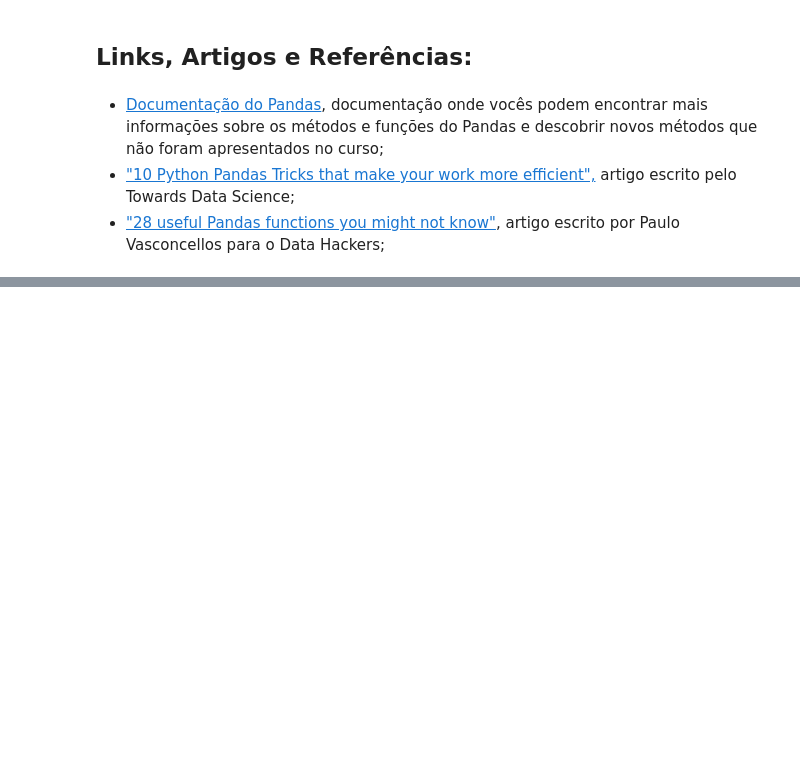
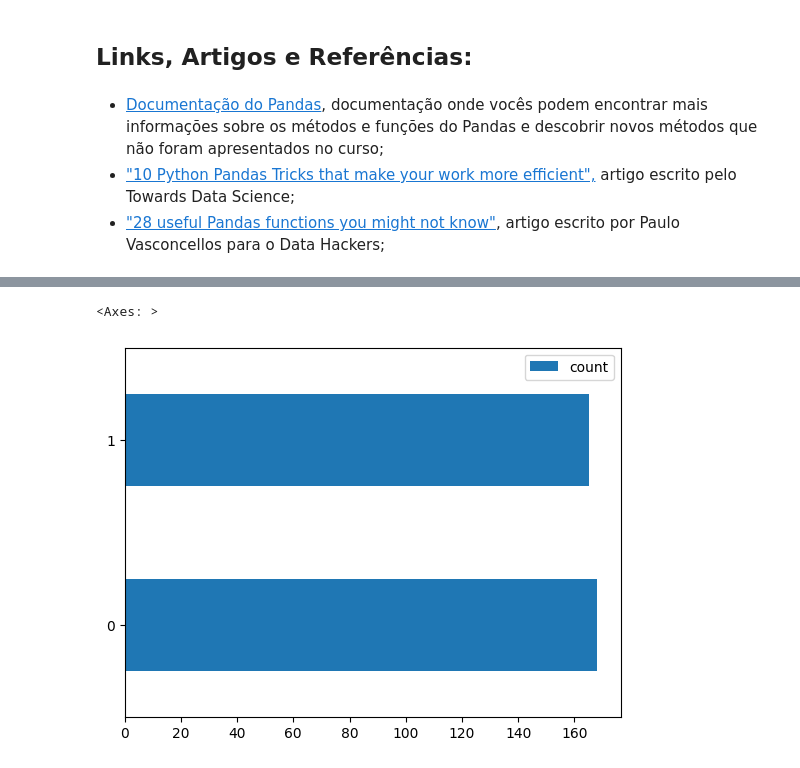
Before and after one commit to RogerioOMDS/aulas_ada_1629_tec_prog, a Jupyter notebook: aula_4.ipynb, the cells around one changed output, grey strips where cells are left out. Cells and saved outputs as stored; diff of their text form; code cells hidden in the pictures; blank space fills up the shorter version.

```diff
--- a/aula_4.ipynb
+++ b/aula_4.ipynb
@@ -552,0 +696,5 @@ Name: 214, dtype: object
+# %%
+penguins_2["sex"].value_counts().reset_index().plot(kind = "barh")
+# %% [output]
+<Axes: >
+[figure, added]
```
Also changed, not shown: parts of 101 cells of this notebook, 1 other file.
